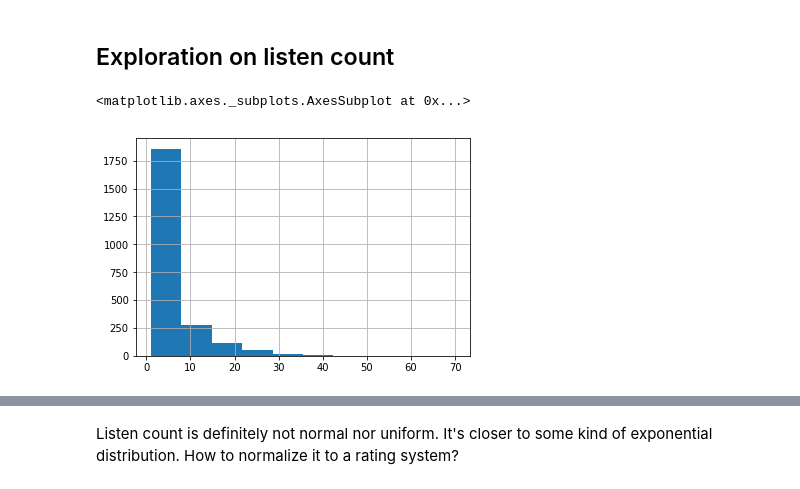
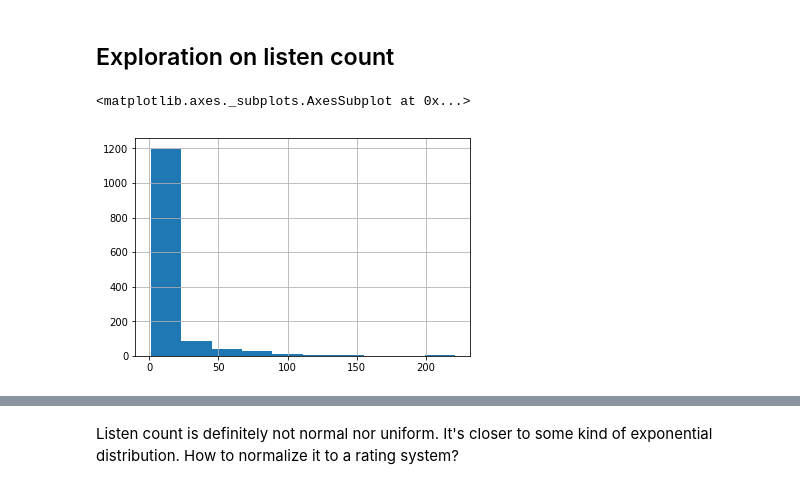
Before and after one commit to alexing/musicmagal, a Jupyter notebook: exploration-franch.ipynb, the cells around one changed output, grey strips where cells are left out. Drawn from its saved outputs; the diff is of its cells as text; code cells hidden in the pictures.

```diff
--- a/exploration-franch.ipynb
+++ b/exploration-franch.ipynb
@@ -146,7 +146,7 @@ df.sample(10)
 import matplotlib.pyplot as plt
 %matplotlib inline
 # %%
-df[df['user_id'] == 'user_000001']['listen_count'].hist()
+df[df['user_id'] == 'user_000005']['listen_count'].hist()
 # %% [output]
 <matplotlib.axes._subplots.AxesSubplot at 0x...>
-[figure, old version]
+[figure, new version]
```
Also changed, not shown: parts of 14 cells of this notebook.
